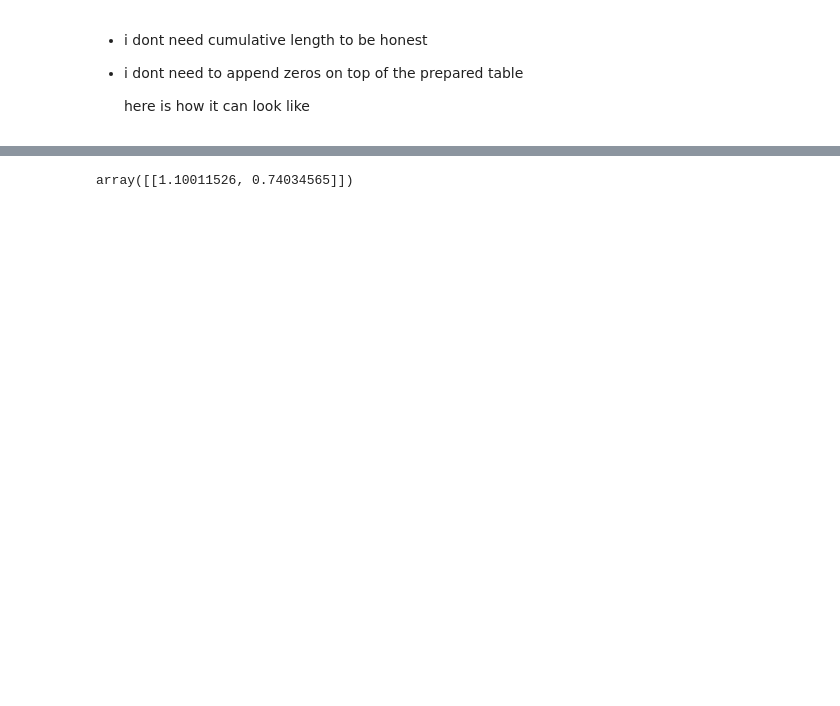
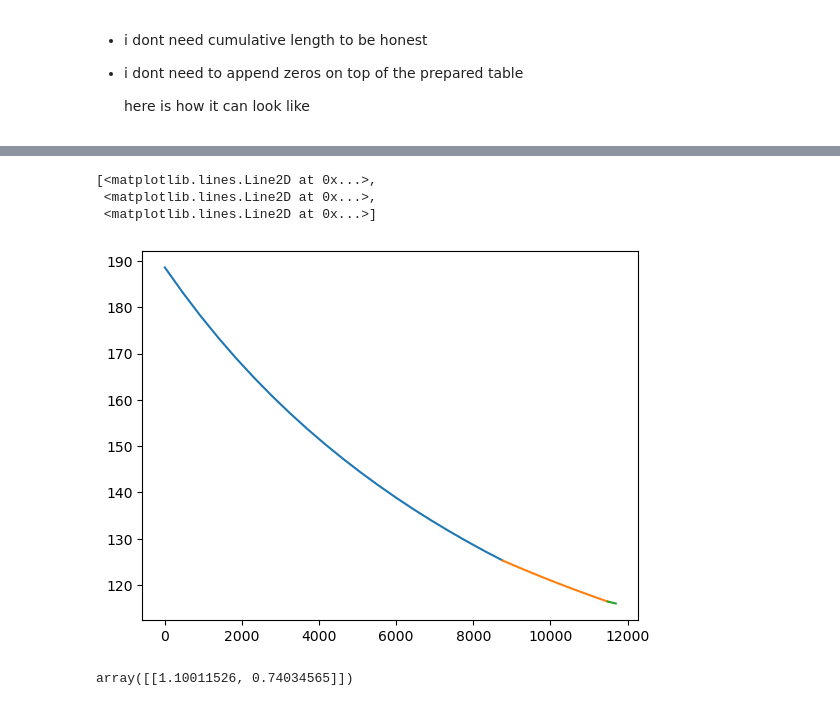
Before and after one commit to jack-sparrowh/heat_loss_on_piping, a Jupyter notebook: class approach.ipynb, the cells around one changed output, grey strips where cells are left out. Saved outputs shown, nothing was run; the diff lists cells and outputs as text; code cells hidden in the pictures; blank space fills up the shorter version.

```diff
--- a/class approach.ipynb
+++ b/class approach.ipynb
@@ -242,3 +322,10 @@ plt.plot([0, 8760], ps1.temperature_profile().temp)
+# %%
+plt.plot(L.T, T.T)
+# %% [output]
+[<matplotlib.lines.Line2D at 0x...>,
+ <matplotlib.lines.Line2D at 0x...>,
+ <matplotlib.lines.Line2D at 0x...>]
+[figure, added]
 # %%
 a.h_combined(100)
 # %% [output]
```
Also changed, not shown: parts of 27 cells of this notebook.
